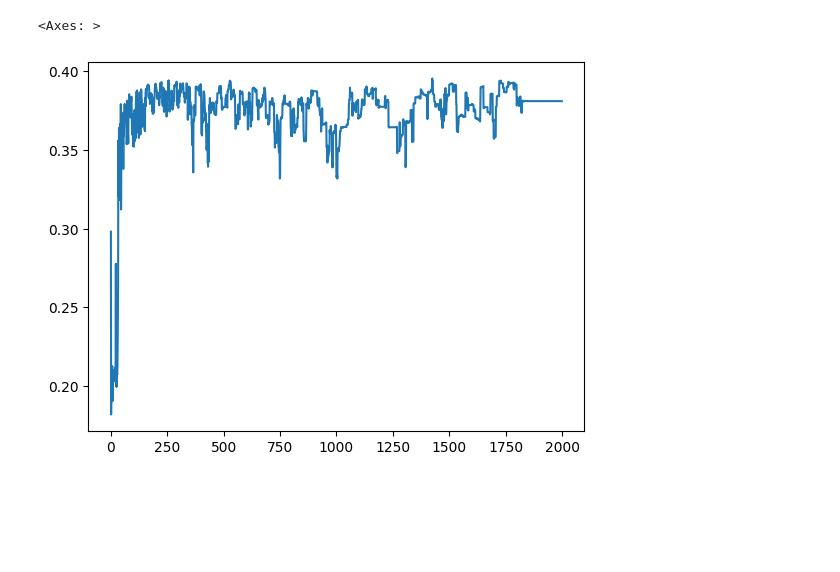
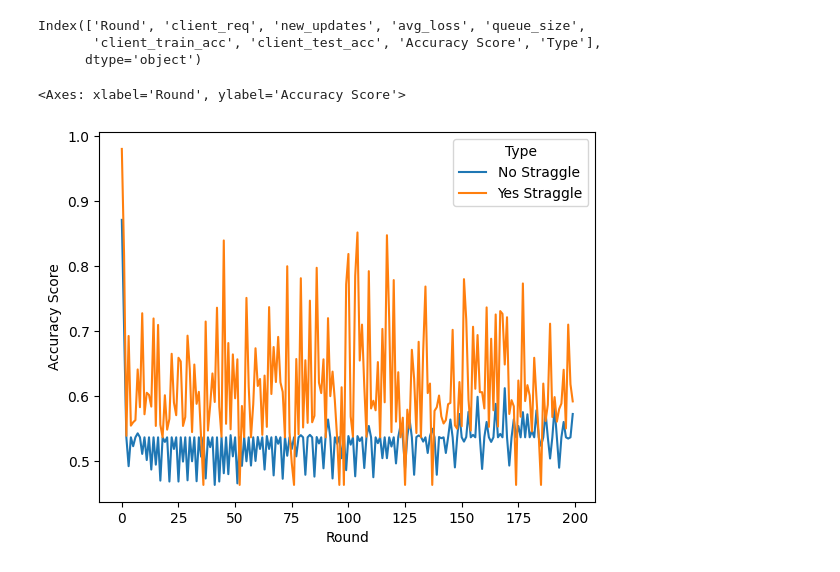
Before and after one commit to inwonakng/robust-fl, a Jupyter notebook: notebooks/view_results.ipynb, the cells around one changed output. Drawn from its saved outputs; the diff is of its cells as text; code cells hidden in the pictures; blank space fills up the shorter version.

```diff
--- a/notebooks/view_results.ipynb
+++ b/notebooks/view_results.ipynb
@@ -11,3 +5,6 @@ os.getcwd()
 # %%
-no_straggle = pd.read_csv('../src/output/MNIST/MLP/RFA/whole/no_straggle/report.csv')
-# yes_straggle = pd.read_csv('../src/output/MNIST/MLP/RFA/whole/5_straggle/report.csv')
+# setting = 'MNIST/MLP/RFA/whole'
+setting = 'MNIST/MLP/FedAvg'
+
+no_straggle = pd.read_csv(f'../output/{setting}/no_straggle/report.csv')
+yes_straggle = pd.read_csv(f'../output/{setting}/10_straggle/report.csv')
@@ -19,5 +11,25 @@ no_straggle.accuracy_score.plot()
-# %%
-yes_straggle.accuracy_score.plot()
-# %% [output]
-<Axes: >
-[figure, removed]
+# %%
+result_df = pd.concat([
+    no_straggle.assign(Type = 'No Straggle'),
+    yes_straggle.assign(Type = 'Yes Straggle')
+]).rename(columns = dict(
+    accuracy_score = 'Accuracy Score',
+    round = 'Round',
+    queue_size = '# Withheld Updates'
+))
+# %%
+result_df.columns
+# %% [output]
+Index(['Round', 'client_req', 'new_updates', 'avg_loss', 'queue_size',
+       'client_train_acc', 'client_test_acc', 'Accuracy Score', 'Type'],
+      dtype='object')
+# %%
+sns.lineplot(
+    data = result_df,
+    hue='Type',
+    y = 'Accuracy Score',
+    x = 'Round'
+)
+# %% [output]
+<Axes: xlabel='Round', ylabel='Accuracy Score'>
+[figure, added]
```
Also changed, not shown: parts of 3 cells of this notebook, 30 other files.
